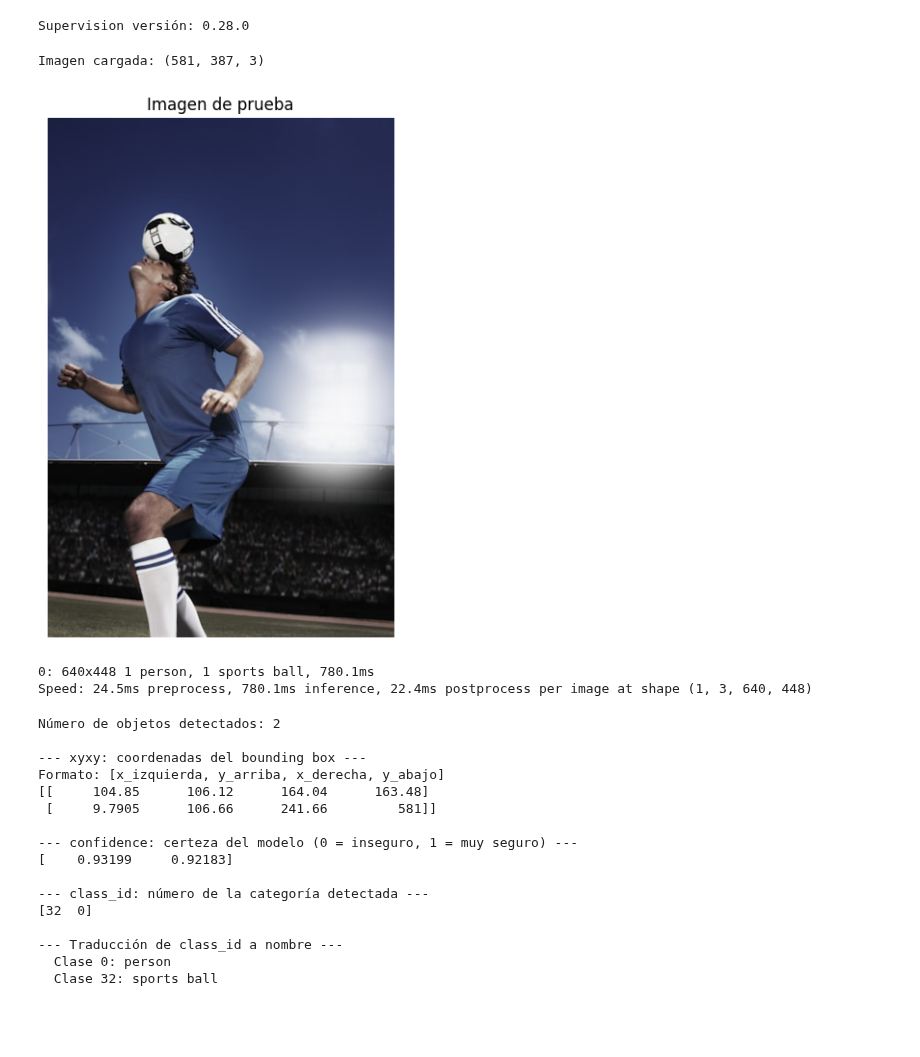
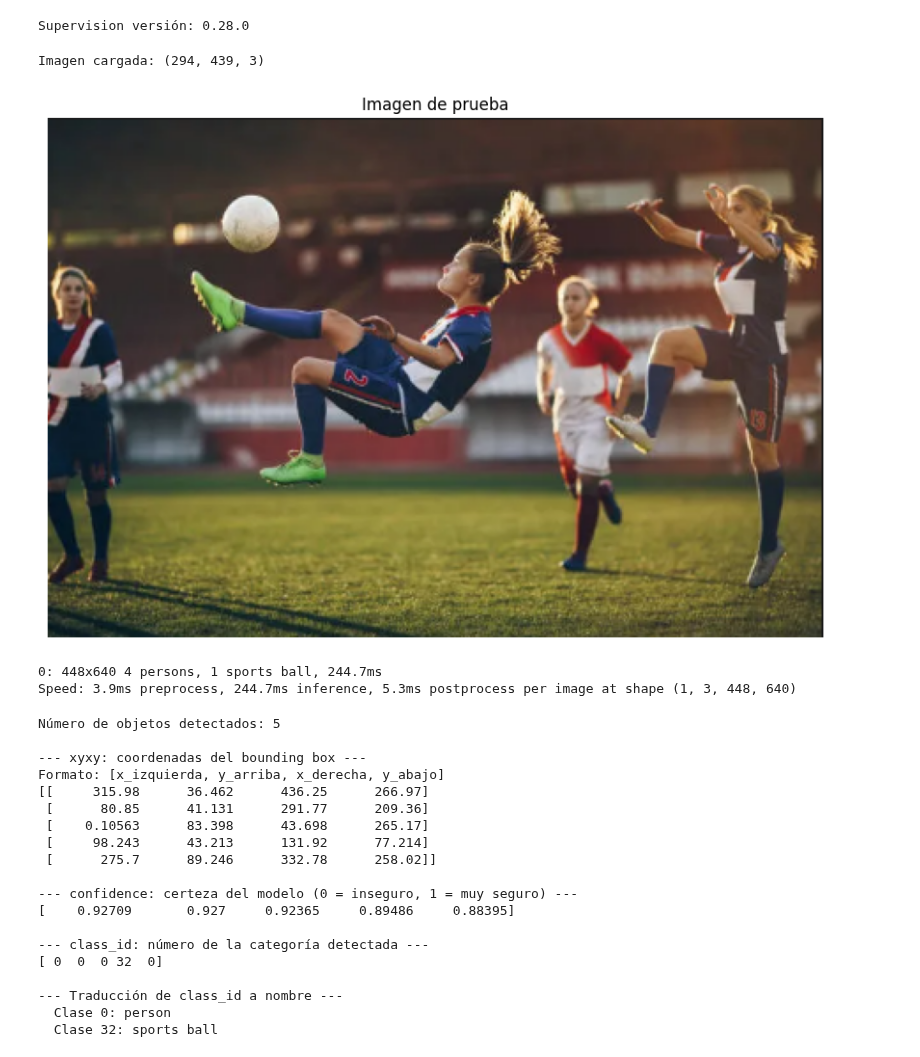
Before and after one commit to M0ndares/futbot, a Jupyter notebook: notebooks/01_introduccion_supervision.ipynb, the cells around one changed output. Drawn from its saved outputs; the diff is of its cells as text; code cells hidden in the pictures; blank space fills up the shorter version.

```diff
--- a/notebooks/01_introduccion_supervision.ipynb
+++ b/notebooks/01_introduccion_supervision.ipynb
@@ -12,26 +12,26 @@ Supervision versión: 0.28.0
 # %%
 import urllib.request
 
 Path("assets/fotos").mkdir(exist_ok=True)
 
 urllib.request.urlretrieve(
     "https://plus.unsplash.com/premium_photo-1664297521832-0ea5ea948a67?q=80&w=387&auto=format&fit=crop&ixlib=rb-4.1.0&ixid=M3wxMjA3fDB8MHxwaG90by1wYWdlfHx8fGVufDB8fHx8fA%3D%3D",
     "assets/fotos/pelota.jpg"
 )
 
-image = cv2.imread("assets/fotos/pelota.jpg")
+image = cv2.imread("assets/fotos/futbol.png")
 print(f"Imagen cargada: {image.shape}")
 # image.shape → (alto, ancho, canales)
 # Los canales son BGR en OpenCV (azul, verde, rojo) — no RGB como en matplotlib
 
 plt.figure(figsize=(12, 7))
 plt.imshow(cv2.cvtColor(image, cv2.COLOR_BGR2RGB))
 plt.axis("off")
 plt.title("Imagen de prueba")
 plt.show()
 # %% [output]
-Imagen cargada: (581, 387, 3)
+Imagen cargada: (294, 439, 3)
-[figure, old version]
+[figure, new version]
 # %%
 model = YOLO("yolov8s.pt")
 # nano, small, large...
@@ -42,8 +42,8 @@ results = model(image)[0]
 detections = sv.Detections.from_ultralytics(results)
 # Estandariza el output de YOLO
 # %% [output]
-0: 640x448 1 person, 1 sports ball, 780.1ms
-Speed: 24.5ms preprocess, 780.1ms inference, 22.4ms postprocess per image at shape (1, 3, 640, 448)
+0: 448x640 4 persons, 1 sports ball, 244.7ms
+Speed: 3.9ms preprocess, 244.7ms inference, 5.3ms postprocess per image at shape (1, 3, 448, 640)
 # %%
 print(f"Número de objetos detectados: {len(detections)}")
 
@@ -61,18 +61,21 @@ print(f"\n--- Traducción de class_id a nombre ---")
 for class_id in sorted(set(detections.class_id)):
     print(f"  Clase {class_id}: {results.names[class_id]}")
 # %% [output]
-Número de objetos detectados: 2
+Número de objetos detectados: 5
 
 --- xyxy: coordenadas del bounding box ---
 Formato: [x_izquierda, y_arriba, x_derecha, y_abajo]
-[[     104.85      106.12      164.04      163.48]
- [     9.7905      106.66      241.66         581]]
+[[     315.98      36.462      436.25      266.97]
+ [      80.85      41.131      291.77      209.36]
+ [    0.10563      83.398      43.698      265.17]
+ [     98.243      43.213      131.92      77.214]
+ [      275.7      89.246      332.78      258.02]]
 
 --- confidence: certeza del modelo (0 = inseguro, 1 = muy seguro) ---
-[    0.93199     0.92183]
+[    0.92709       0.927     0.92365     0.89486     0.88395]
 
 --- class_id: número de la categoría detectada ---
-[32  0]
+[ 0  0  0 32  0]
 
 --- Traducción de class_id a nombre ---
   Clase 0: person
```
Also changed, not shown: parts of 6 cells of this notebook, 19 other files.
